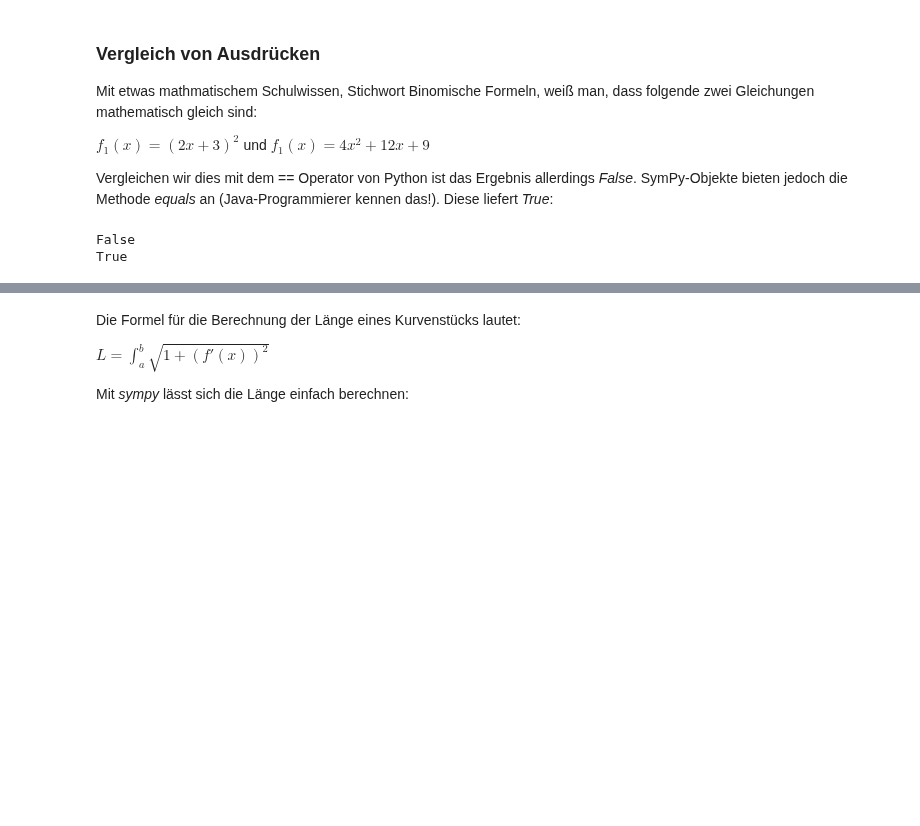
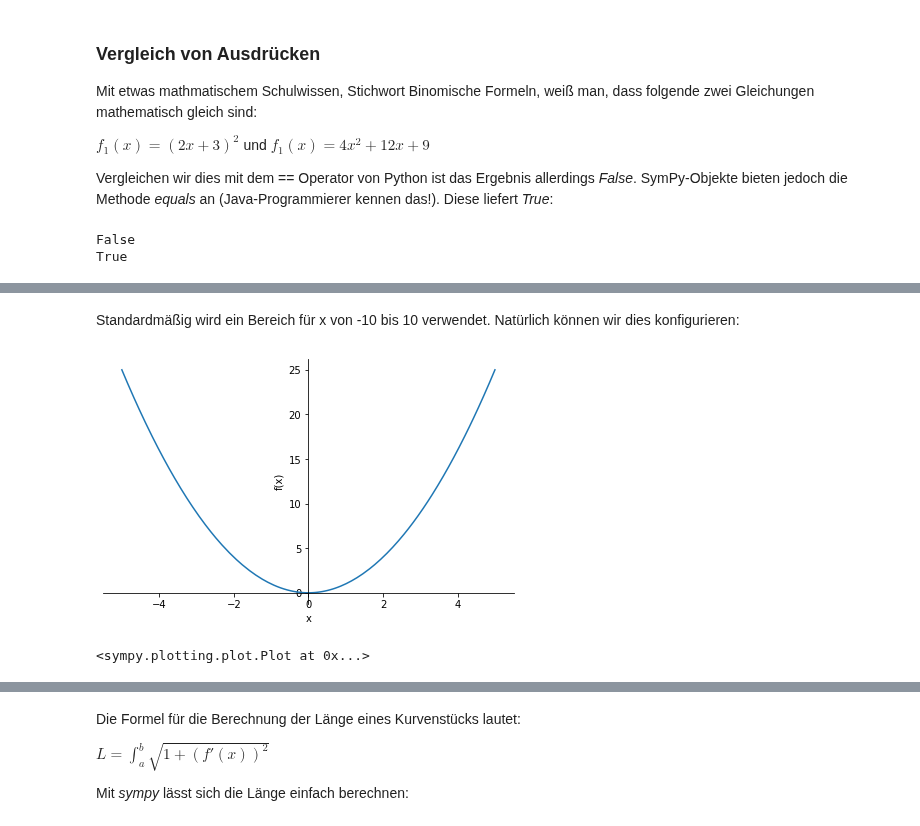
Before and after one commit to troescherw/jupyter_python, a Jupyter notebook: SymPy_SymbolischeMathematik.ipynb, the cells around one changed output, grey strips where cells are left out. Drawn from its saved outputs; the diff is of its cells as text; code cells hidden in the pictures; blank space fills up the shorter version.

```diff
--- a/SymPy_SymbolischeMathematik.ipynb
+++ b/SymPy_SymbolischeMathematik.ipynb
@@ -279,0 +442,7 @@ True
+# %% [markdown]
+Standardmäßig wird ein Bereich für x von -10 bis 10 verwendet. Natürlich können wir dies konfigurieren:
+# %%
+plot(f, (x,-5,5))
+# %% [output]
+[figure, added]
+<sympy.plotting.plot.Plot at 0x...>
```
Also changed, not shown: parts of 49 cells of this notebook, 1 other file.
